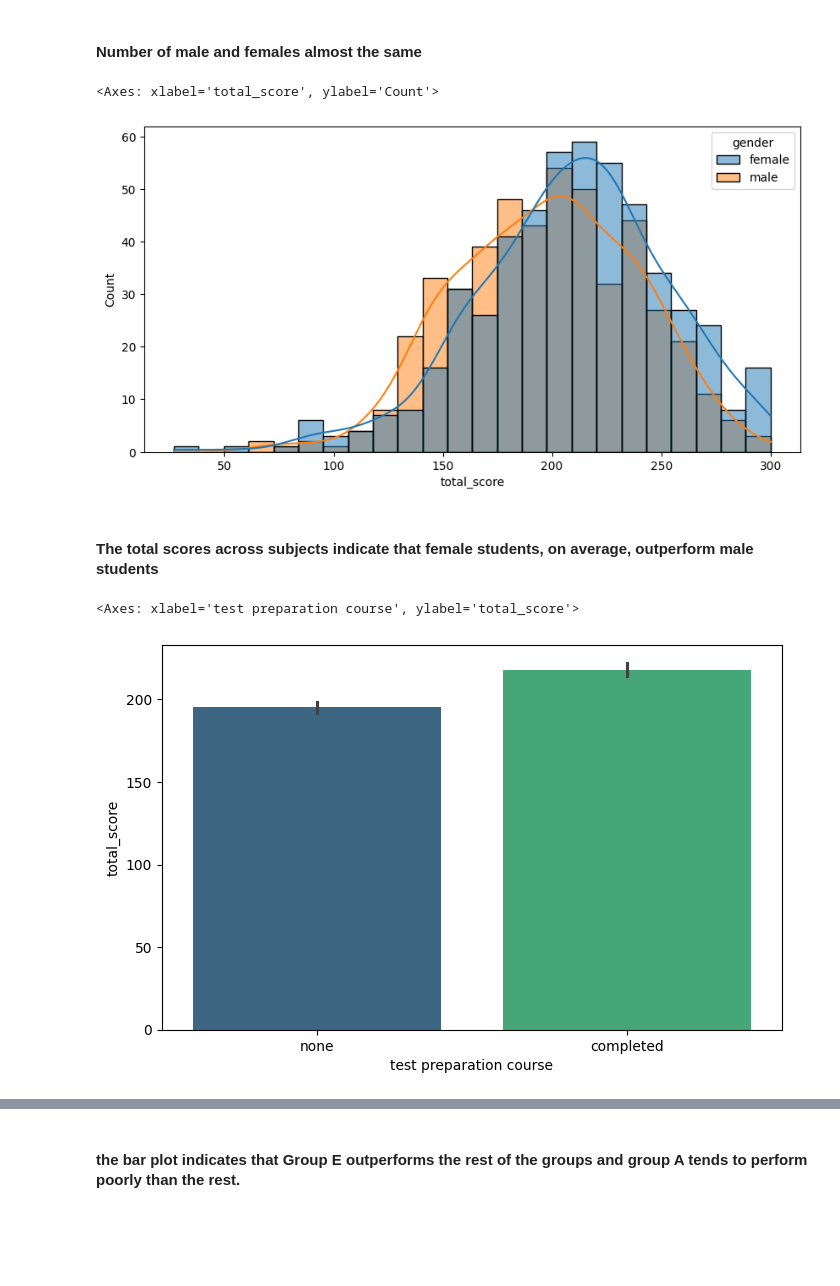
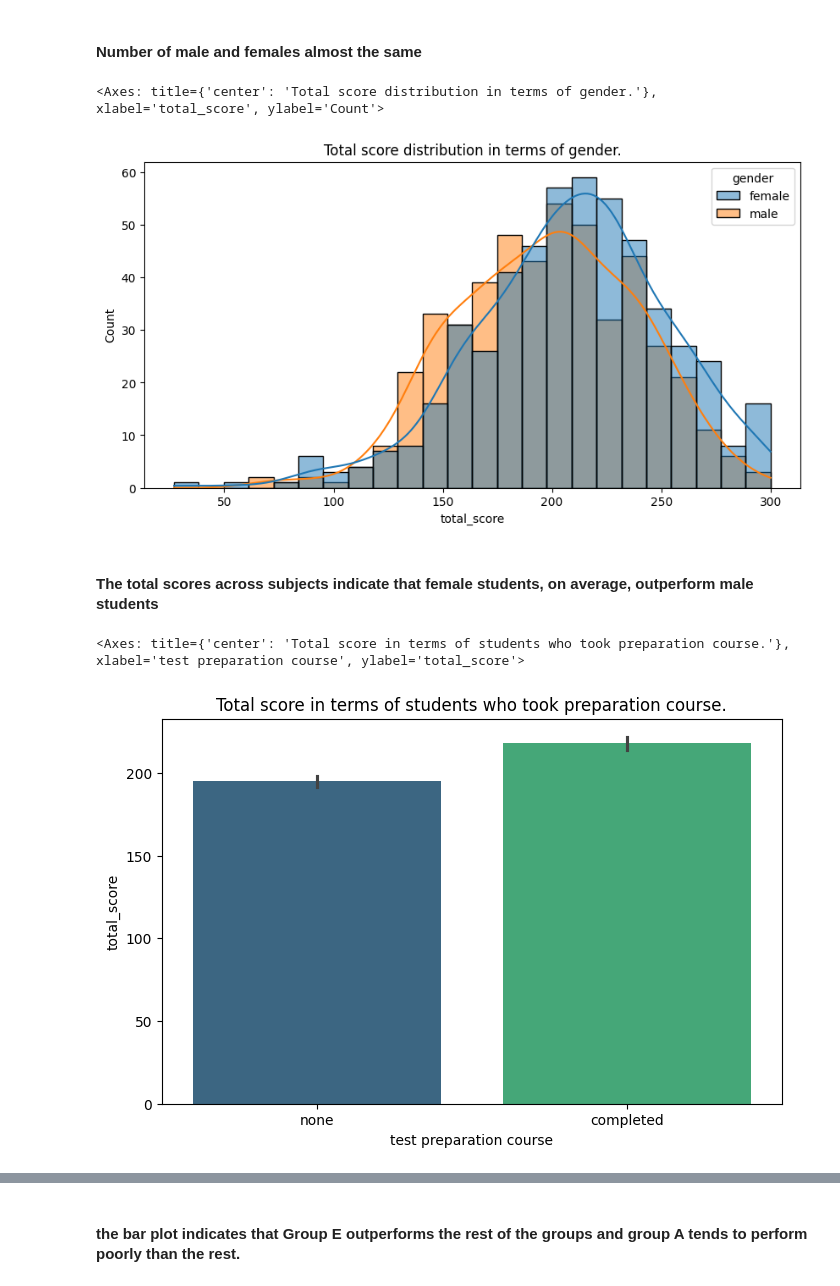
Before and after one commit to ahmedbadr237/StudentPerformanceIndicator, a Jupyter notebook: notebooks/EDA.ipynb, the cells around one changed output, grey strips where cells are left out. Saved outputs shown, nothing was run; the diff lists cells and outputs as text; code cells hidden in the pictures; blank space fills up the shorter version.

```diff
--- a/notebooks/EDA.ipynb
+++ b/notebooks/EDA.ipynb
@@ -172,16 +191,18 @@ sns.countplot(df,x='gender', palette='viridis')
 #### Number of male and females almost the same
 # %%
 plt.figure(figsize=(10,5))
+plt.title('Total score distribution in terms of gender.')
 sns.histplot(data=df,x='total_score',kde=True,hue='gender')
 # %% [output]
-<Axes: xlabel='total_score', ylabel='Count'>
+<Axes: title={'center': 'Total score distribution in terms of gender.'}, xlabel='total_score', ylabel='Count'>
-[figure, old version]
+[figure, new version]
 # %% [markdown]
 #### The total scores across subjects indicate that female students, on average, outperform male students
 # %%
 plt.figure(figsize=(8, 5))
+plt.title('Total score in terms of students who took preparation course.')
 sns.barplot(df,x='test preparation course', y='total_score', palette='viridis')
 # %% [output]
-<Axes: xlabel='test preparation course', ylabel='total_score'>
+<Axes: title={'center': 'Total score in terms of students who took preparation course.'}, xlabel='test preparation course', ylabel='total_score'>
-[figure, old version]
+[figure, new version]
 # %% [markdown]
```
Also changed, not shown: parts of 8 cells of this notebook.
